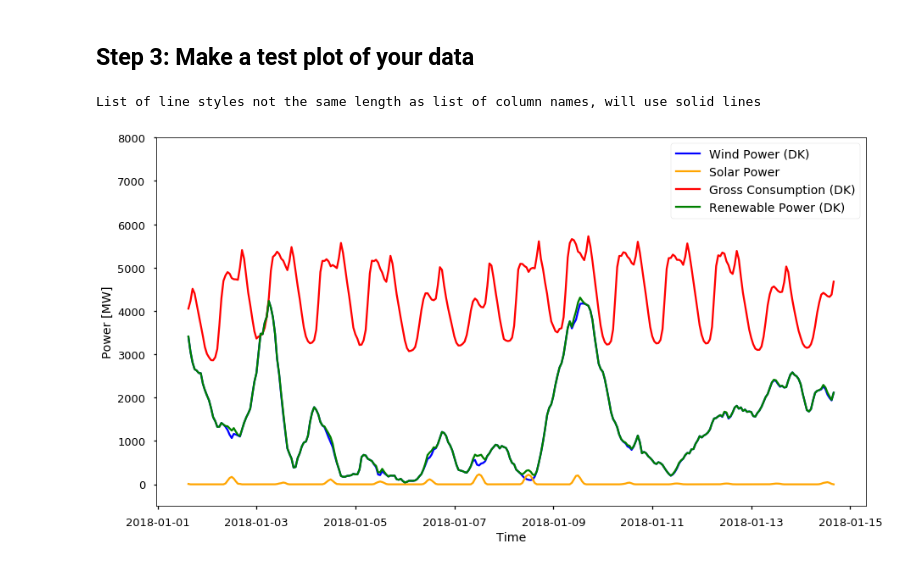
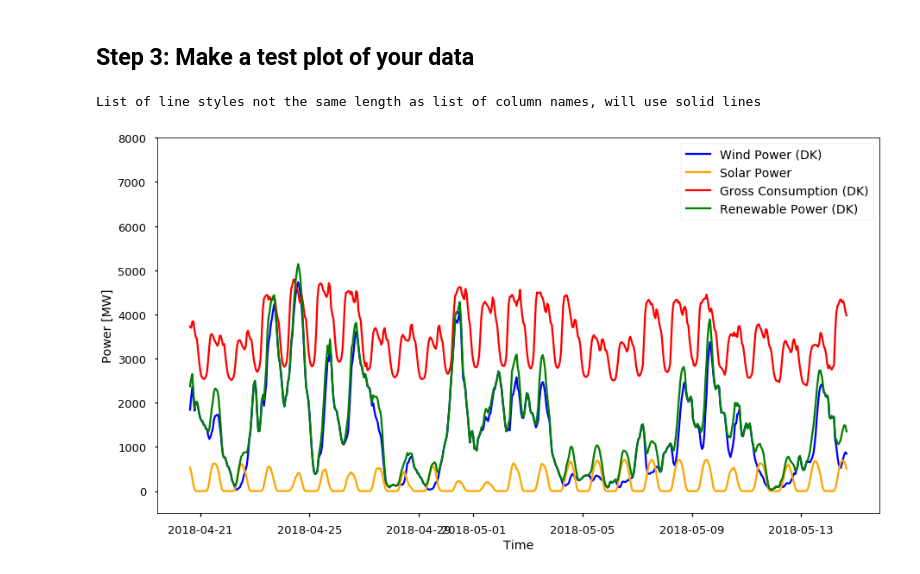
Before and after one commit to kpolsen/FANFARE, a Jupyter notebook: Tutorial 0 - Creating a new dataset.ipynb, the cells around one changed output. Saved outputs shown, nothing was run; the diff lists cells and outputs as text; code cells hidden in the pictures.

Commit message:
new figures for website, improved ssql call

```diff
--- a/Tutorial 0 - Creating a new dataset.ipynb
+++ b/Tutorial 0 - Creating a new dataset.ipynb
@@ -89,12 +94,12 @@ Most common time step: 3600.0 sec
 # %% [markdown]
 ## Step 3: Make a test plot of your data
 # %%
-time_cut = ['2018-01-01 14:00:00','2018-01-14 17:00:00']
+time_cut = ['2018-04-20 14:00:00','2018-05-14 17:00:00']
 data_ob.PlotTimeSeries(col_names=['WindPowerProd_DK','SolarPowerProd_DK','GrossCon_DK','RenPower_DK'],\
                 colors=['b','orange','r','g'],
                 labels=['Wind Power (DK)','Solar Power','Gross Consumption (DK)','Renewable Power (DK)'],\
                 legend=True,ylab='Power [MW]',time_cut=time_cut,ylim=[-500,8000],\
                 fig_name='timeseries')
 # %% [output]
 List of line styles not the same length as list of column names, will use solid lines
-[figure, old version]
+[figure, new version]
```
Also changed, not shown: parts of 1 cell of this notebook, 9 other files.
